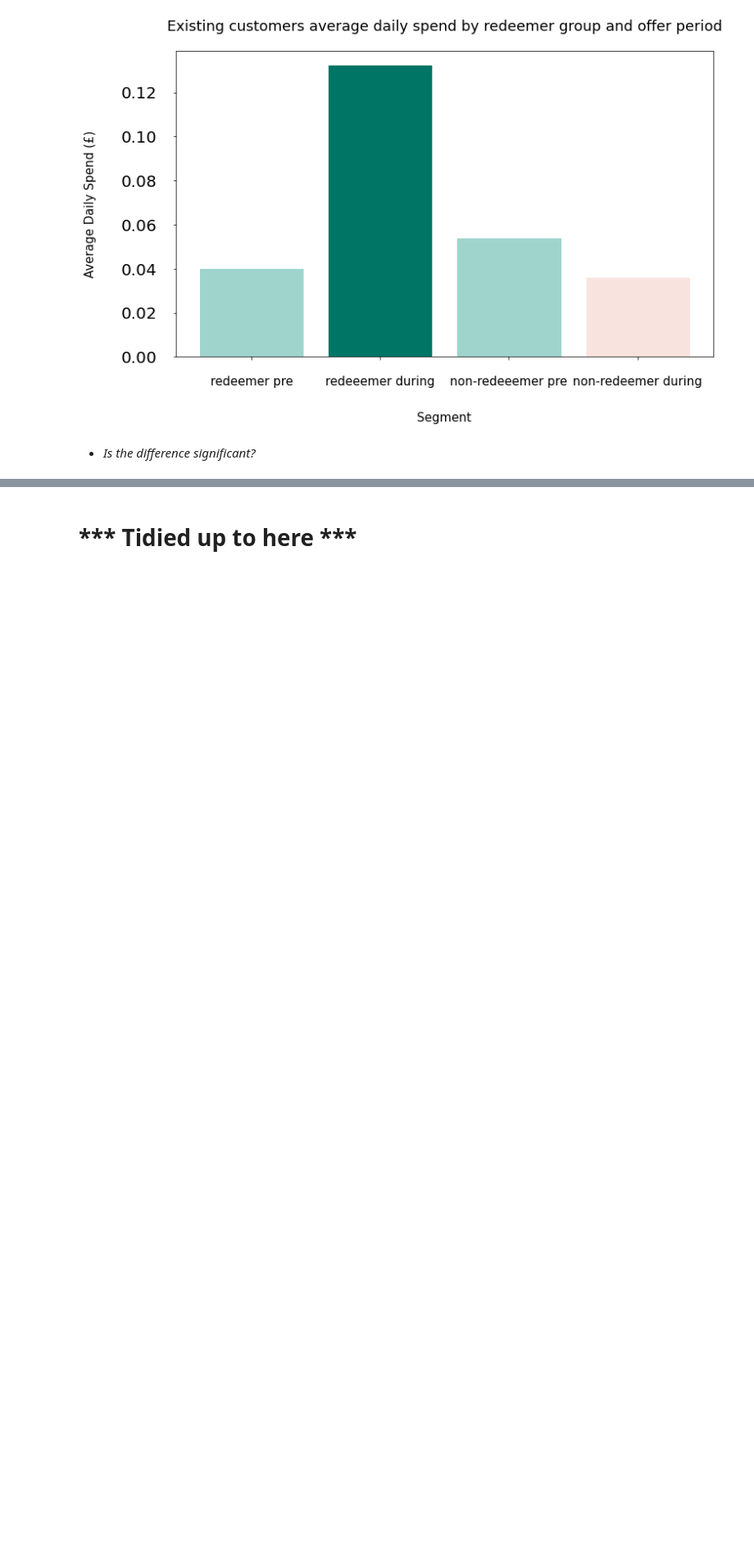
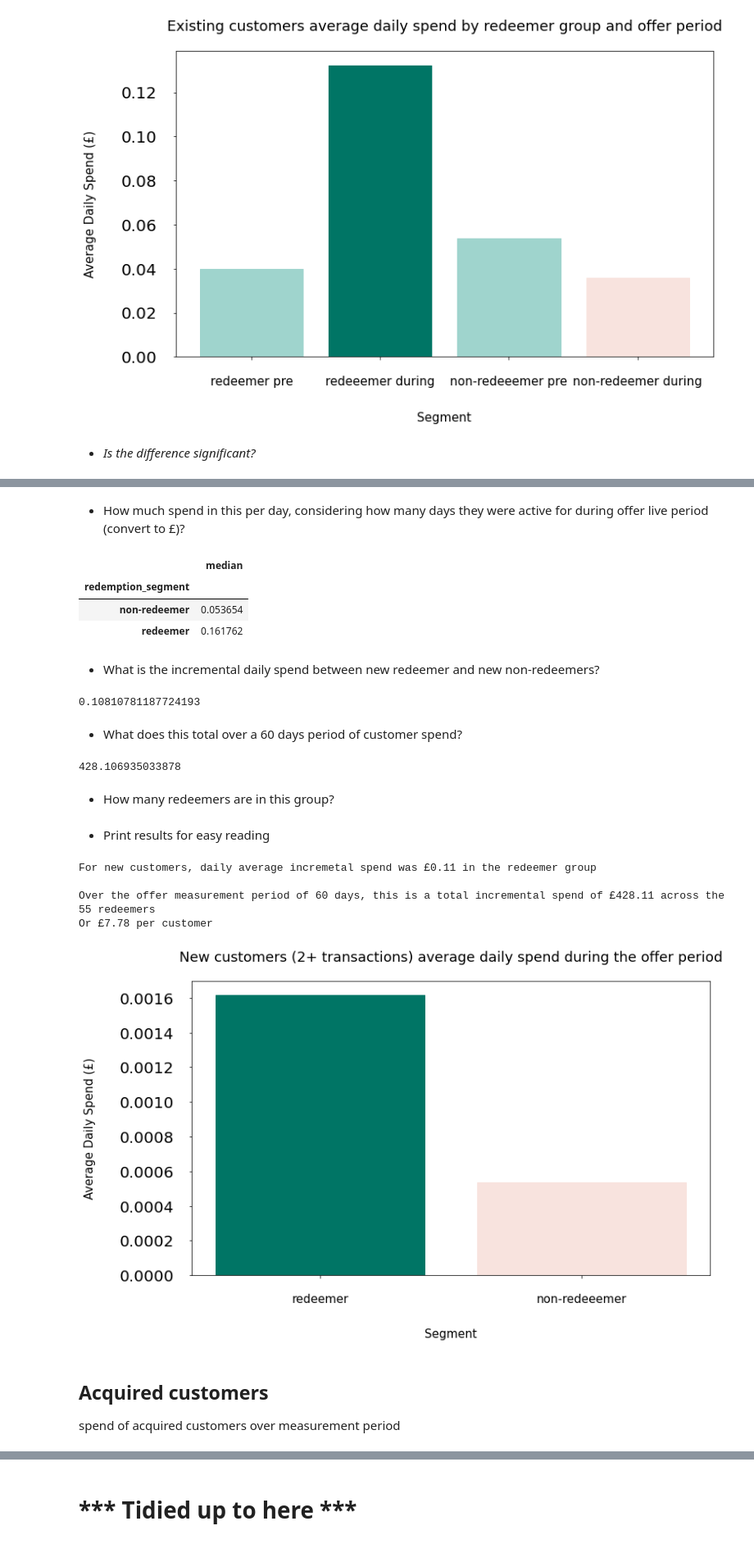
Before and after one commit to tryflux/adhoc-analysis, a Jupyter notebook: src/insights_product/offers_new_customers/metrics_tidy.ipynb, the cells around one changed output, grey strips where cells are left out. Shown: that part at 82% size. Drawn from its saved outputs; the diff is of its cells as text; code cells hidden in the pictures; blank space fills up the shorter version.

```diff
--- a/src/insights_product/offers_new_customers/metrics_tidy.ipynb
+++ b/src/insights_product/offers_new_customers/metrics_tidy.ipynb
@@ -509,0 +510,2 @@ plt.show()
+# %%
+new_cust_2plus = df_live[(df_live.new_existing=='new')&(df_live['receipt_count']>=2)].customer_id.unique()
@@ -510,7 +514,7 @@ plt.show()
 # %%
-#want to find out the average number of days each new customer was active for in the measurement period
-new_cust_first_txn = df_live[(df_live.new_existing=='new')&(df_live['receipt_count']==1)][['customer_id','date','redemption_segment']].copy()
-#work uot at what point in the measurement period, the new customer joined and began transacting
+#when did the customers first transact in the offer period
+new_cust_first_txn = df_live[(df_live.customer_id.isin(new_cust_2plus))&(df_live['receipt_count']==1)][['customer_id','date','redemption_segment']].copy()
+#how many days active were they
 new_cust_first_txn['days_active'] = (date_max - new_cust_first_txn['date']).astype('timedelta64[D]')
 #what is the average active days for new customers in each redemption group
-new_days_active = new_cust_first_txn.groupby('redemption_segment').agg({'days_active':['mean','median']})
+new_days_active = new_cust_first_txn.groupby('redemption_segment').agg({'days_active':['mean','median'],'customer_id':['nunique']})
@@ -516,0 +531,2 @@ new_days_active = new_cust_first_txn.groupby('redemption_segment').agg({'days_ac
+# %%
+during_spend_new = agg[agg.customer_id.isin(new_cust_2plus)].groupby('redemption_segment').agg({'total_amount':['mean','median','sum'],'customer_id':['nunique']})
@@ -516,0 +541,26 @@ new_days_active = new_cust_first_txn.groupby('redemption_segment').agg({'days_ac
+# %% [markdown]
+- How much spend in this per day, considering how many days they were active for during offer live period (convert to £)?
+# %%
+daily_avg_spend_new = (during_spend_new['total_amount']['median']/new_days_active['days_active']['median'])/100
+pd.DataFrame(daily_avg_spend_new)
+# %% [output]
+|  | median |
+| redemption_segment |  |
+| non-redeemer | 0.053654 |
+| redeemer | 0.161762 |
+# %% [markdown]
+- What is the incremental daily spend between new redeemer and new non-redeemers?
+# %%
+daily_incr_new = (daily_avg_spend_new['redeemer'] - daily_avg_spend_new['non-redeemer'])
+daily_incr_new
+# %% [output]
+0.10810781187724193
+# %% [markdown]
+- What does this total over a 60 days period of customer spend?
+# %%
+incr_spend_new = daily_incr_new*new_redeemers*60
+incr_spend_new
+# %% [output]
+428.106935033878
+# %% [markdown]
+- How many redeemers are in this group?
@@ -516,0 +570,34 @@ new_days_active = new_cust_first_txn.groupby('redemption_segment').agg({'days_ac
+# %% [markdown]
+- Print results for easy reading
+# %%
+print(f'For new customers, daily average incremetal spend was £{daily_incr_new:.2f} in the redeemer group')
+print(f'')
+print(f'Over the offer measurement period of {60} days, this is a total incremental spend of £{incr_spend_new:.2f} across the {new_cust_2plus_count:.0f} redeemers')
+print(f'Or £{incr_spend_new/new_cust_2plus_count:.2f} per customer')
+# %% [output]
+For new customers, daily average incremetal spend was £0.11 in the redeemer group
+
+Over the offer measurement period of 60 days, this is a total incremental spend of £428.11 across the 55 redeemers
+Or £7.78 per customer
+# %%
+#quick plot of difference to help understanding
+
+plt.figure(figsize = (12,7))
+rd = daily_avg_spend_new['redeemer']/100
+nrd = daily_avg_spend_new['non-redeemer']/100
+x = ['redeemer','non-redeeemer']
+y = pd.Series([rd,nrd])
+
+chart = plt.bar(x,y)
+chart[0].set_color('green')
+chart[1].set_color('pink')
+plt.title('New customers (2+ transactions) average daily spend during the offer period', size = 18)
+plt.ylabel('Average Daily Spend (£)', size = 15)
+plt.xlabel('Segment', size = 15)
+
+plt.show()
+# %% [output]
+[figure, added]
+# %% [markdown]
+## Acquired customers
+spend of acquired customers over measurement period
```
Also changed, not shown: parts of 35 cells of this notebook.
